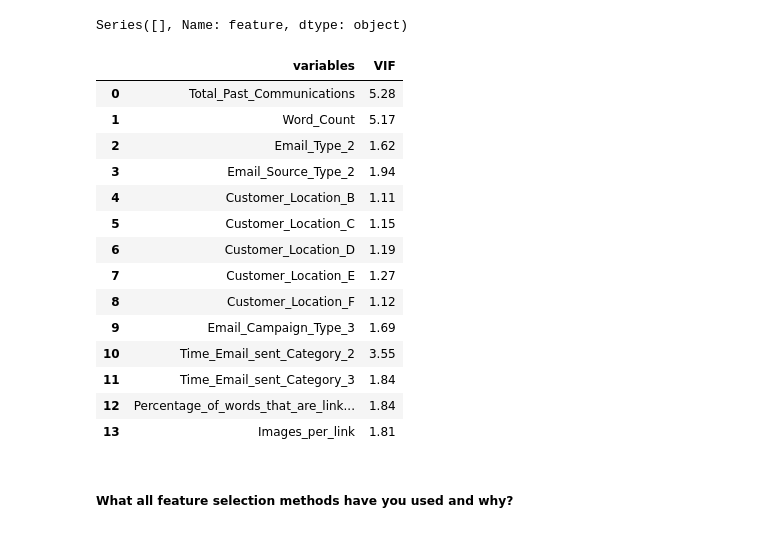
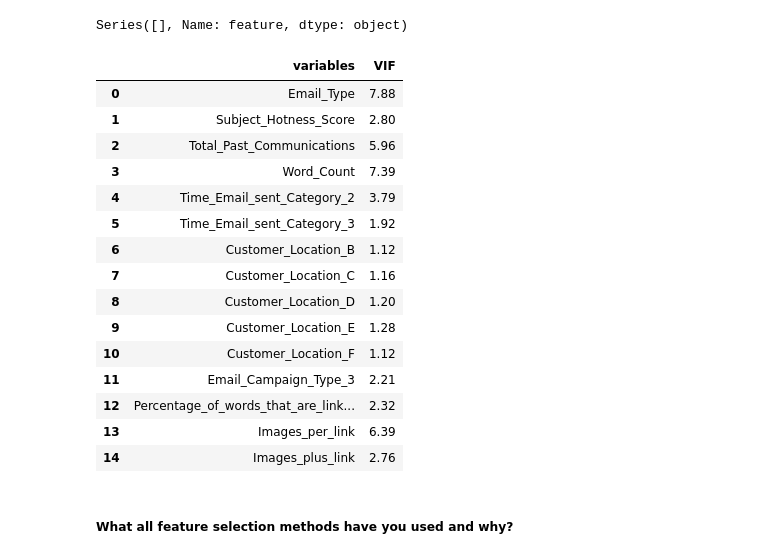
Before and after one commit to abhinav4201/Classification-Email-Campaign-Effectiveness-Prediction, a Jupyter notebook: Email_Campaign_Effectiveness_Prediction_capstone_3.ipynb, the cells around one changed output. Saved outputs shown, nothing was run; the diff lists cells and outputs as text; code cells hidden in the pictures.

```diff
--- a/Email_Campaign_Effectiveness_Prediction_capstone_3.ipynb
+++ b/Email_Campaign_Effectiveness_Prediction_capstone_3.ipynb
@@ -1513,6 +1527,7 @@ There is no significant association between the categorical feature and the targ
 # %%
 # Encode your categorical columns
-dff = pd.get_dummies(df,columns= cat_feature_encoding, drop_first = True)
+dff = pd.get_dummies(dff,columns= ['Time_Email_sent_Category','Customer_Location',
+                                   'Email_Campaign_Type'], drop_first = True)
 # %%
 dff.head(1)
 # %% [output]
@@ -1607,9 +1567,12 @@ dff.drop(columns = ['Email_ID'], inplace = True)
 #combining total image and total link to find its percentage in total word count
 # Percentage of words that are links+image
 dff['Percentage_of_words_that_are_links_image'] = ((dff['Total_Links']+ dff['Total_Images'])/ dff['Word_Count'])*100
+# %%
+# Total Number of Images and link
+dff['Images_per_link'] = dff['Total_Images'] + dff['Total_Links']
 # %%
 # Number of Images per link
-dff['Images_per_link'] = df['Total_Images'] / df['Total_Links']
+dff['Images_plus_link'] = dff['Total_Images'] / dff['Total_Links']
 # %%
 #dropping total link and image
 dff.drop(columns = ['Total_Links','Total_Images'], inplace = True)
@@ -1741,6 +1708,6 @@ correlation(df_removed_var,0.6)
 # %%
 #dropping highly correlated values
-df_removed=df_removed_var.drop(['Email_Campaign_Type_2','Customer_Location_G'],axis=1)
+df_removed=df_removed_var.drop(['Email_Campaign_Type_2','Customer_Location_G','Email_Source_Type'],axis=1)
 df_removed.shape
 # %% [output]
 (68353, 16)
@@ -1764,23 +1731,24 @@ vif_data[vif_data["VIF"] >= 8]["feature"].apply(print)
 # %% [output]
 Series([], Name: feature, dtype: object)
 # %%
-calc_vif(df_removed[[i for i in df_removed.describe().columns if i not in ['Email_Status','Subject_Hotness_Score']]])
+calc_vif(df_removed[[i for i in df_removed.describe().columns if i not in ['Email_Status']]])
 # %% [output]
 |  | variables | VIF |
-| 0 | Total_Past_Communications | 5.28 |
-| 1 | Word_Count | 5.17 |
-| 2 | Email_Type_2 | 1.62 |
-| 3 | Email_Source_Type_2 | 1.94 |
-| 4 | Customer_Location_B | 1.11 |
-| 5 | Customer_Location_C | 1.15 |
-| 6 | Customer_Location_D | 1.19 |
-| 7 | Customer_Location_E | 1.27 |
-| 8 | Customer_Location_F | 1.12 |
-| 9 | Email_Campaign_Type_3 | 1.69 |
-| 10 | Time_Email_sent_Category_2 | 3.55 |
-| 11 | Time_Email_sent_Category_3 | 1.84 |
-| 12 | Percentage_of_words_that_are_link... | 1.84 |
-| 13 | Images_per_link | 1.81 |
+| 0 | Email_Type | 7.88 |
+| 1 | Subject_Hotness_Score | 2.80 |
+| 2 | Total_Past_Communications | 5.96 |
+| 3 | Word_Count | 7.39 |
+| 4 | Time_Email_sent_Category_2 | 3.79 |
+| 5 | Time_Email_sent_Category_3 | 1.92 |
+| 6 | Customer_Location_B | 1.12 |
+| 7 | Customer_Location_C | 1.16 |
+| 8 | Customer_Location_D | 1.20 |
+| 9 | Customer_Location_E | 1.28 |
+| 10 | Customer_Location_F | 1.12 |
+| 11 | Email_Campaign_Type_3 | 2.21 |
+| 12 | Percentage_of_words_that_are_link... | 2.32 |
+| 13 | Images_per_link | 6.39 |
+| 14 | Images_plus_link | 2.76 |
 # %% [markdown]
 ##### What all feature selection methods have you used  and why?
 # %% [markdown]
```
Also changed, not shown: parts of 91 cells of this notebook.
